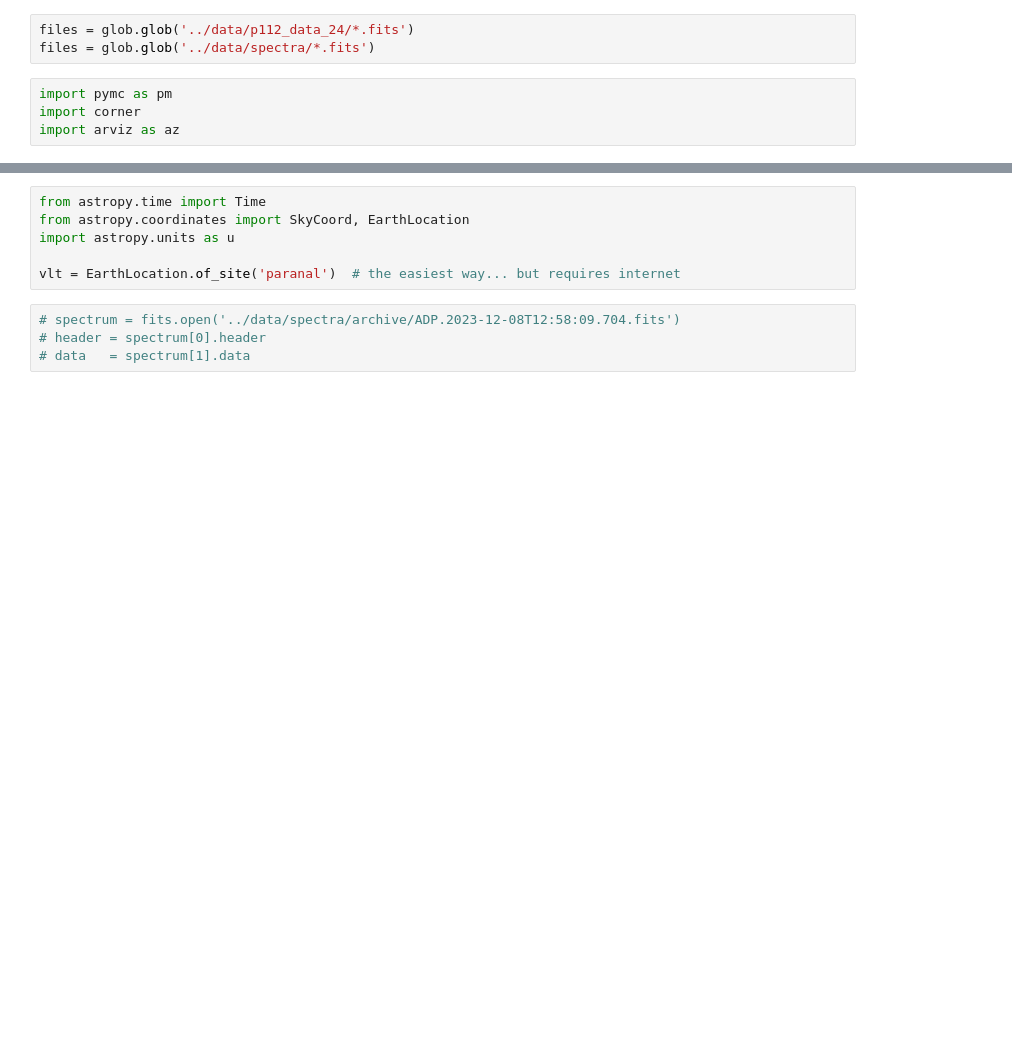
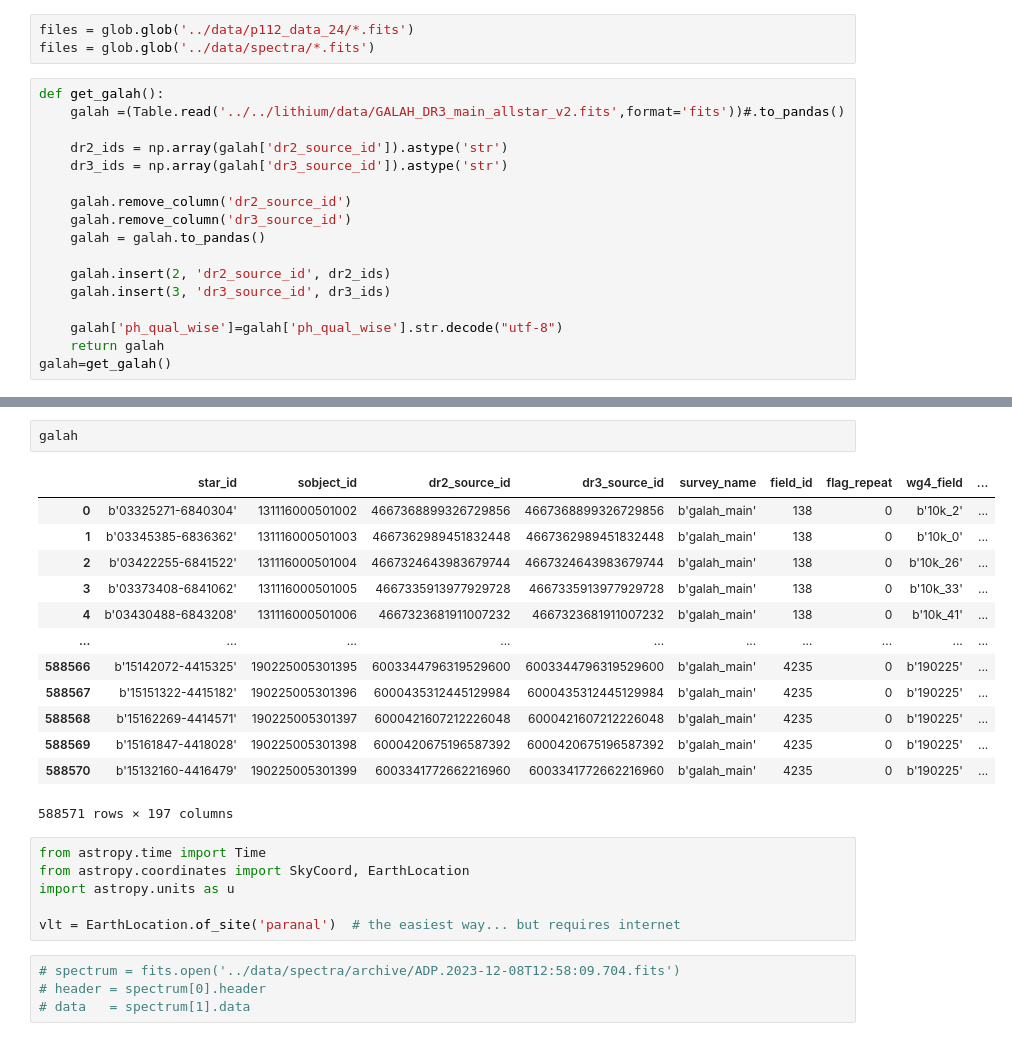
Before and after one commit to MaryumSayeed/ESPRESSO, a Jupyter notebook: scripts/read_fits.ipynb, the cells around one changed output, grey strips where cells are left out. Drawn from its saved outputs; the diff is of its cells as text; blank space fills up the shorter version.

Commit message:
prepping for cool stars

```diff
--- a/scripts/read_fits.ipynb
+++ b/scripts/read_fits.ipynb
@@ -20,6 +45,19 @@ print(DATE)
 files = glob.glob('../data/p112_data_24/*.fits')
 files = glob.glob('../data/spectra/*.fits')
 # %%
-import pymc as pm
-import corner
-import arviz as az
+def get_galah():
+    galah =(Table.read('../../lithium/data/GALAH_DR3_main_allstar_v2.fits',format='fits'))#.to_pandas()
+
+    dr2_ids = np.array(galah['dr2_source_id']).astype('str')
+    dr3_ids = np.array(galah['dr3_source_id']).astype('str')
+
+    galah.remove_column('dr2_source_id')
+    galah.remove_column('dr3_source_id')
+    galah = galah.to_pandas()
+
+    galah.insert(2, 'dr2_source_id', dr2_ids)
+    galah.insert(3, 'dr3_source_id', dr3_ids)
+
+    galah['ph_qual_wise']=galah['ph_qual_wise'].str.decode("utf-8")
+    return galah
+galah=get_galah()
@@ -26,3 +67,19 @@ import arviz as az
+# %%
+galah
+# %% [output]
+|  | star_id | sobject_id | dr2_source_id | dr3_source_id | survey_name | field_id | flag_repeat | wg4_field | ... |
+| 0 | b'03325271-6840304' | 131116000501002 | 4667368899326729856 | 4667368899326729856 | b'galah_main' | 138 | 0 | b'10k_2' | ... |
+| 1 | b'03345385-6836362' | 131116000501003 | 4667362989451832448 | 4667362989451832448 | b'galah_main' | 138 | 0 | b'10k_0' | ... |
+| 2 | b'03422255-6841522' | 131116000501004 | 4667324643983679744 | 4667324643983679744 | b'galah_main' | 138 | 0 | b'10k_26' | ... |
+| 3 | b'03373408-6841062' | 131116000501005 | 4667335913977929728 | 4667335913977929728 | b'galah_main' | 138 | 0 | b'10k_33' | ... |
+| 4 | b'03430488-6843208' | 131116000501006 | 4667323681911007232 | 4667323681911007232 | b'galah_main' | 138 | 0 | b'10k_41' | ... |
+| ... | ... | ... | ... | ... | ... | ... | ... | ... | ... |
+| 588566 | b'15142072-4415325' | 190225005301395 | 6003344796319529600 | 6003344796319529600 | b'galah_main' | 4235 | 0 | b'190225' | ... |
+| 588567 | b'15151322-4415182' | 190225005301396 | 6000435312445129984 | 6000435312445129984 | b'galah_main' | 4235 | 0 | b'190225' | ... |
+| 588568 | b'15162269-4414571' | 190225005301397 | 6000421607212226048 | 6000421607212226048 | b'galah_main' | 4235 | 0 | b'190225' | ... |
+| 588569 | b'15161847-4418028' | 190225005301398 | 6000420675196587392 | 6000420675196587392 | b'galah_main' | 4235 | 0 | b'190225' | ... |
+| 588570 | b'15132160-4416479' | 190225005301399 | 6003341772662216960 | 6003341772662216960 | b'galah_main' | 4235 | 0 | b'190225' | ... |
+588571 rows × 197 columns
 # %%
 from astropy.time import Time
 from astropy.coordinates import SkyCoord, EarthLocation
```
Also changed, not shown: parts of 27 cells of this notebook.
